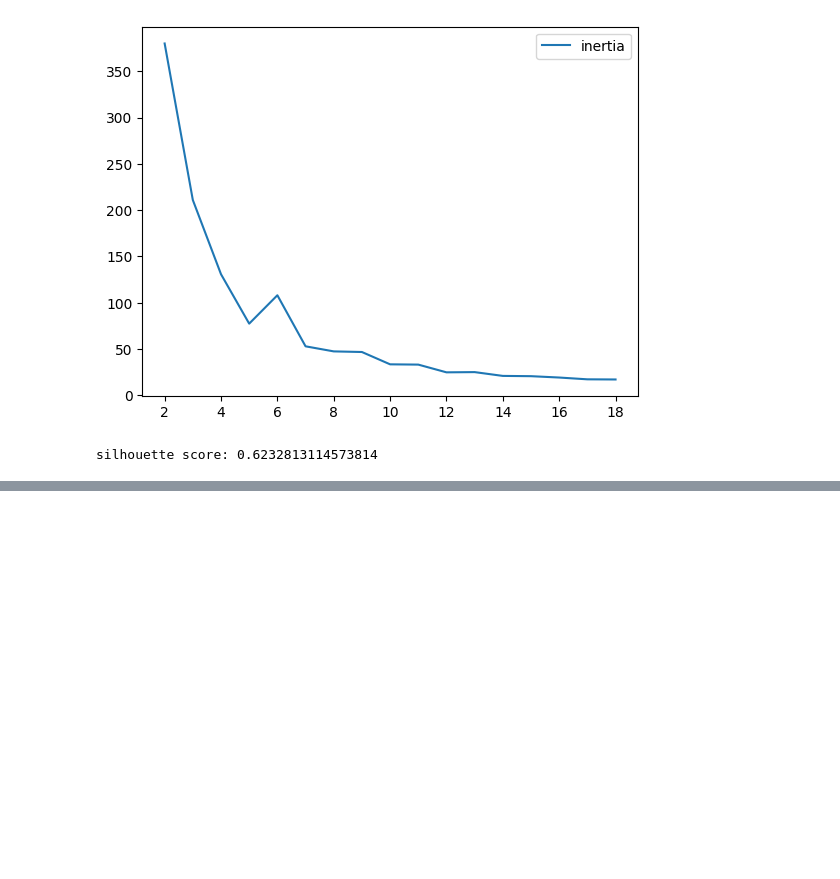
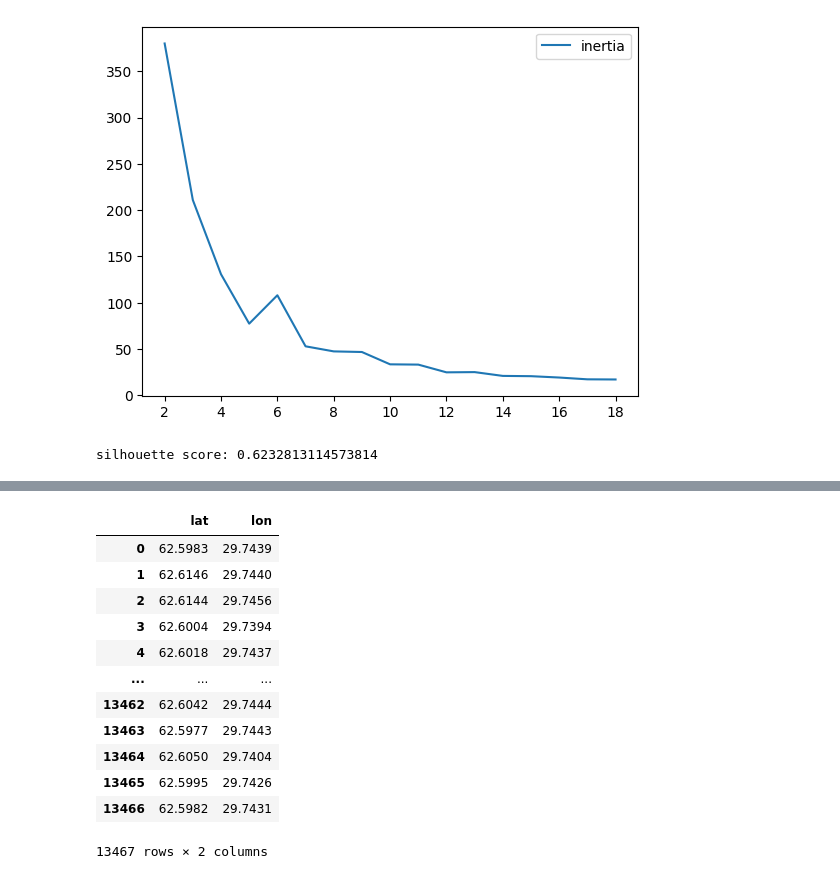
Before and after one commit to USFCA-CS663-Spring2024/kmeans-TingxuanLin, a Jupyter notebook: Assignment 2 - Clustering.ipynb, the cells around one changed output, grey strips where cells are left out. Cells and saved outputs as stored; diff of their text form; code cells hidden in the pictures; blank space fills up the shorter version.

```diff
--- a/Assignment 2 - Clustering.ipynb
+++ b/Assignment 2 - Clustering.ipynb
@@ -355,0 +364,20 @@ silhouette score: 0.6232813114573814
+# %%
+df = pd.read_csv("mopsi_data.txt", sep="\t", header=None)
+df.columns = ["lat", "lon"]
+df["lat"] = df["lat"] / 10000
+df["lon"] = df["lon"] / 10000
+df
+# %% [output]
+|  | lat | lon |
+| 0 | 62.5983 | 29.7439 |
+| 1 | 62.6146 | 29.7440 |
+| 2 | 62.6144 | 29.7456 |
+| 3 | 62.6004 | 29.7394 |
+| 4 | 62.6018 | 29.7437 |
+| ... | ... | ... |
+| 13462 | 62.6042 | 29.7444 |
+| 13463 | 62.5977 | 29.7443 |
+| 13464 | 62.6050 | 29.7404 |
+| 13465 | 62.5995 | 29.7426 |
+| 13466 | 62.5982 | 29.7431 |
+13467 rows × 2 columns
```
Also changed, not shown: parts of 10 cells of this notebook, 1 other file.
